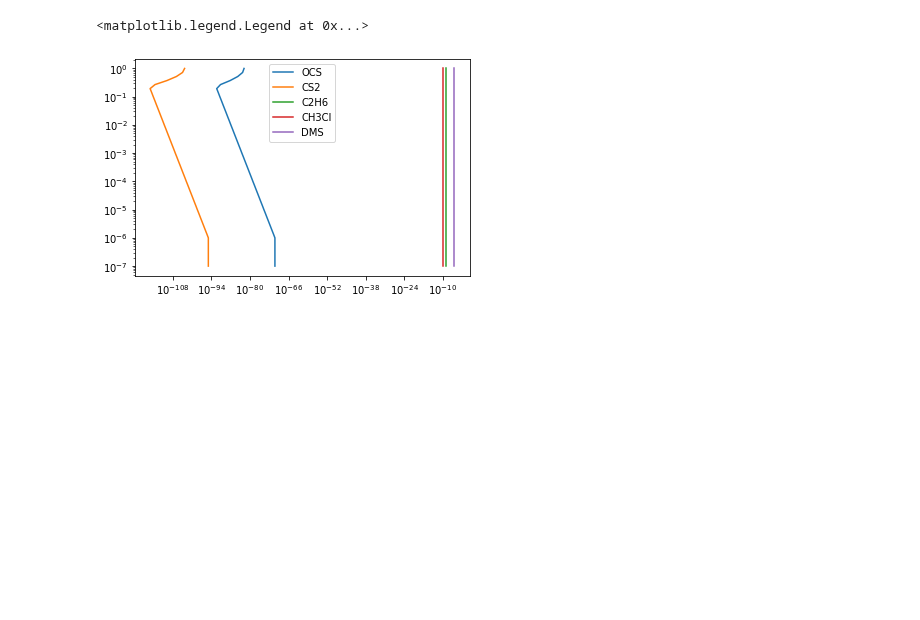
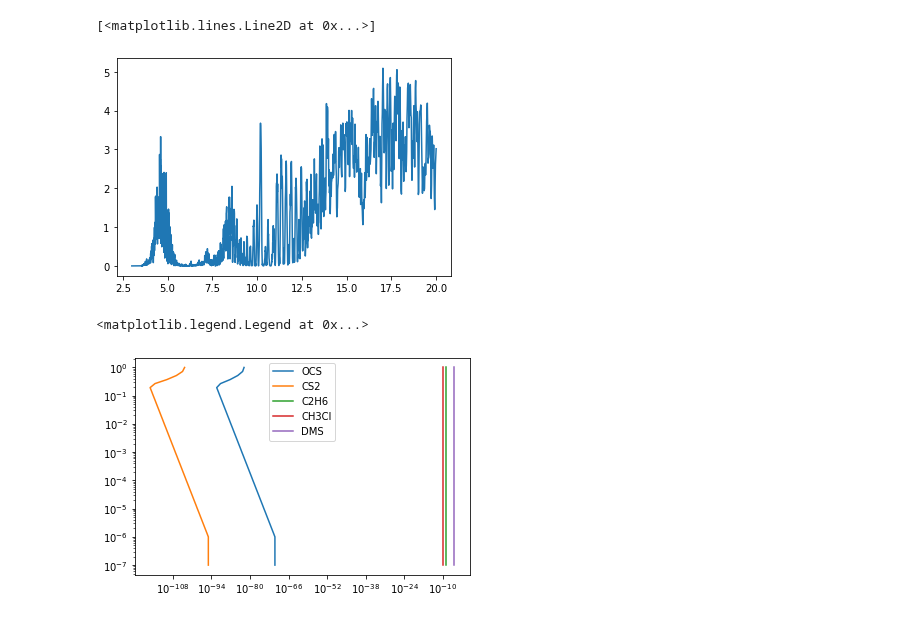
Before and after one commit to NatalieGrasser/LIFE_retrieval, a Jupyter notebook: LIFE_retrieval/debugging.ipynb, the cells around one changed output. Drawn from its saved outputs; the diff is of its cells as text; code cells hidden in the pictures; blank space fills up the shorter version.

Commit message:
fixing plotting issues

```diff
--- a/LIFE_retrieval/debugging.ipynb
+++ b/LIFE_retrieval/debugging.ipynb
@@ -24,7 +24,7 @@ elif getpass.getuser() == "natalie": # when testing from my laptop
 
 target_object = 'Sorg20'
 Nlive=200 # number of live points (integer)
-evtol=0.5 # evidence tolerance (float)
+evtol=0.6 # evidence tolerance (float)
 bayes=False
 
 def init_retrieval(obj,Nlive,evtol,PT_type='PTgrad',chem='const'):
@@ -113,3 +118,11 @@ retrieval=init_retrieval(target_object,Nlive,evtol,PT_type='PTgrad',chem='equ')
+# %%
+import matplotlib.pyplot as plt
+
+retrieval.PMN_lnL()
+plt.plot(retrieval.data_wave,retrieval.model_flux)
+# %% [output]
+[<matplotlib.lines.Line2D at 0x...>]
+[figure, added]
 # %%
 import matplotlib.pyplot as plt
 
```
Also changed, not shown: parts of 2 cells of this notebook, 2 other files.
